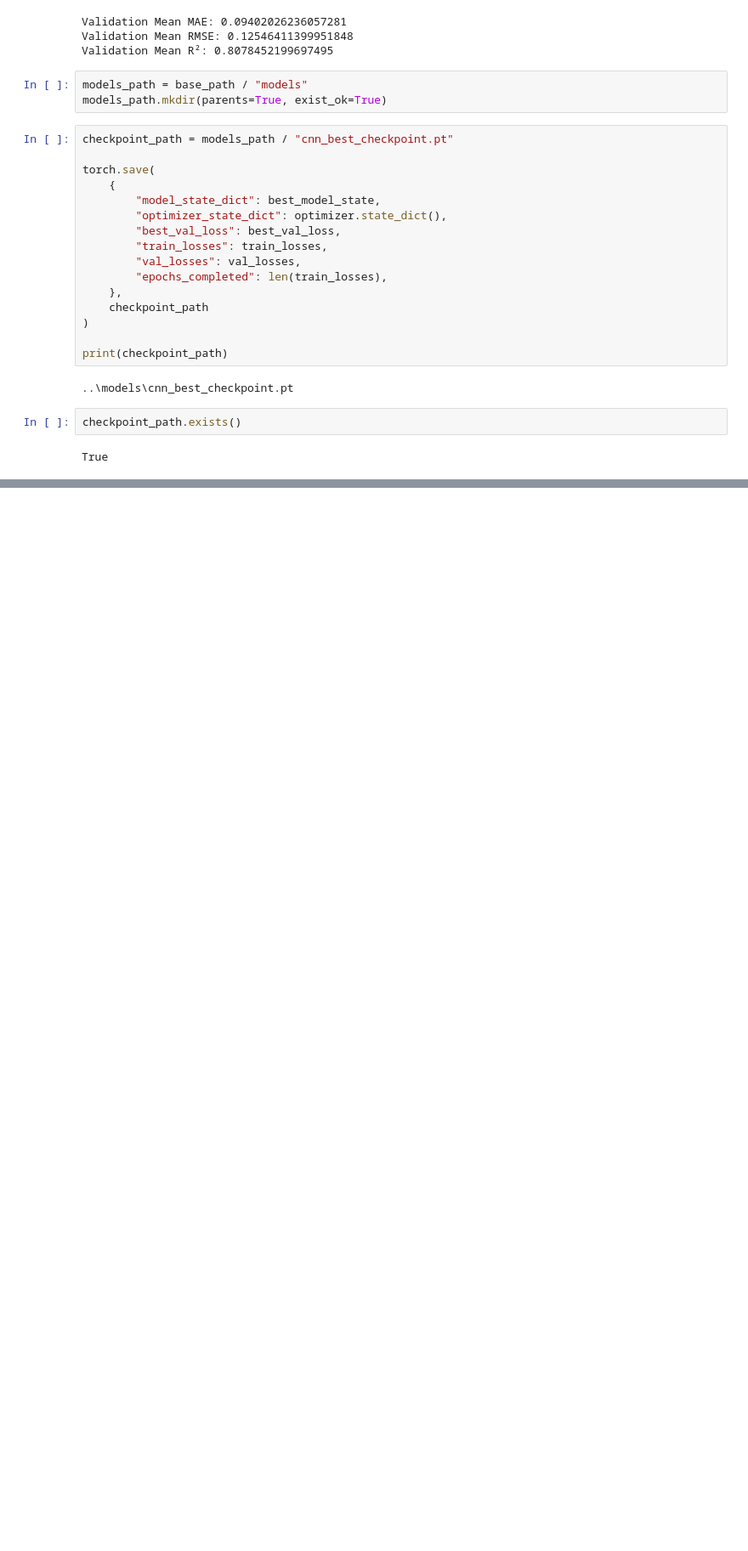
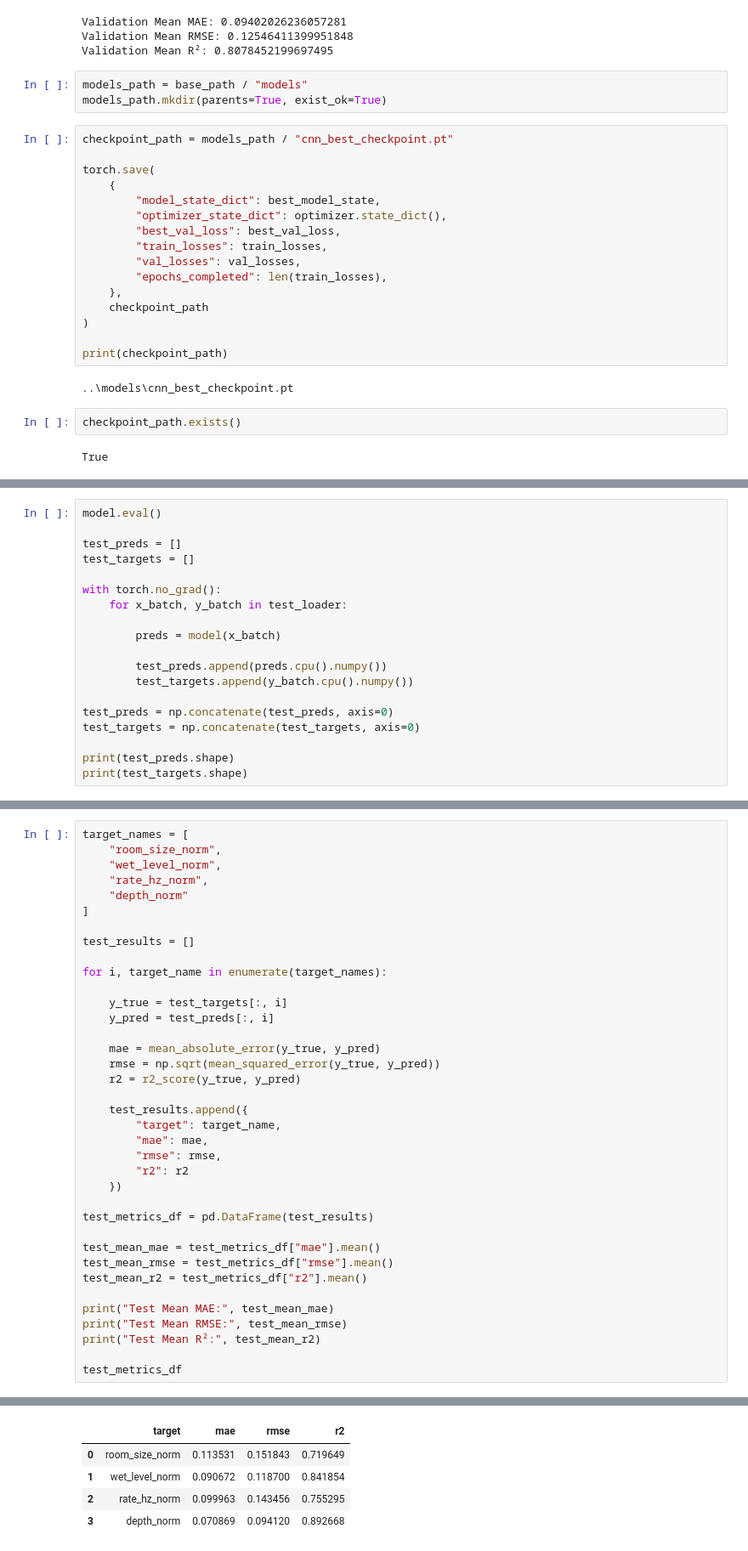
Before and after one commit to sevavargin/Guitar-ML, a Jupyter notebook: notebooks/5_pytorch.ipynb, the cells around one changed output, grey strips where cells are left out. Shown at 85% size. Saved outputs shown, nothing was run; the diff lists cells and outputs as text; blank space fills up the shorter version.

```diff
--- a/notebooks/5_pytorch.ipynb
+++ b/notebooks/5_pytorch.ipynb
@@ -1032,0 +1058,19 @@ True
+# %%
+model.eval()
+
+test_preds = []
+test_targets = []
+
+with torch.no_grad():
+    for x_batch, y_batch in test_loader:
+
+        preds = model(x_batch)
+
+        test_preds.append(preds.cpu().numpy())
+        test_targets.append(y_batch.cpu().numpy())
+
+test_preds = np.concatenate(test_preds, axis=0)
+test_targets = np.concatenate(test_targets, axis=0)
+
+print(test_preds.shape)
+print(test_targets.shape)
@@ -1032,0 +1080,38 @@ True
+# %%
+target_names = [
+    "room_size_norm",
+    "wet_level_norm",
+    "rate_hz_norm",
+    "depth_norm"
+]
+
+test_results = []
+
+for i, target_name in enumerate(target_names):
+
+    y_true = test_targets[:, i]
+    y_pred = test_preds[:, i]
+
+    mae = mean_absolute_error(y_true, y_pred)
+    rmse = np.sqrt(mean_squared_error(y_true, y_pred))
+    r2 = r2_score(y_true, y_pred)
+
+    test_results.append({
+        "target": target_name,
+        "mae": mae,
+        "rmse": rmse,
+        "r2": r2
+    })
+
+test_metrics_df = pd.DataFrame(test_results)
+
+test_mean_mae = test_metrics_df["mae"].mean()
+test_mean_rmse = test_metrics_df["rmse"].mean()
+test_mean_r2 = test_metrics_df["r2"].mean()
+
+print("Test Mean MAE:", test_mean_mae)
+print("Test Mean RMSE:", test_mean_rmse)
+print("Test Mean R²:", test_mean_r2)
+
+test_metrics_df
+# %% [output]
@@ -1032,0 +1121,5 @@ True
+|  | target | mae | rmse | r2 |
+| 0 | room_size_norm | 0.113531 | 0.151843 | 0.719649 |
+| 1 | wet_level_norm | 0.090672 | 0.118700 | 0.841854 |
+| 2 | rate_hz_norm | 0.099963 | 0.143456 | 0.755295 |
+| 3 | depth_norm | 0.070869 | 0.094120 | 0.892668 |
```
Also changed, not shown: parts of 4 cells of this notebook.
